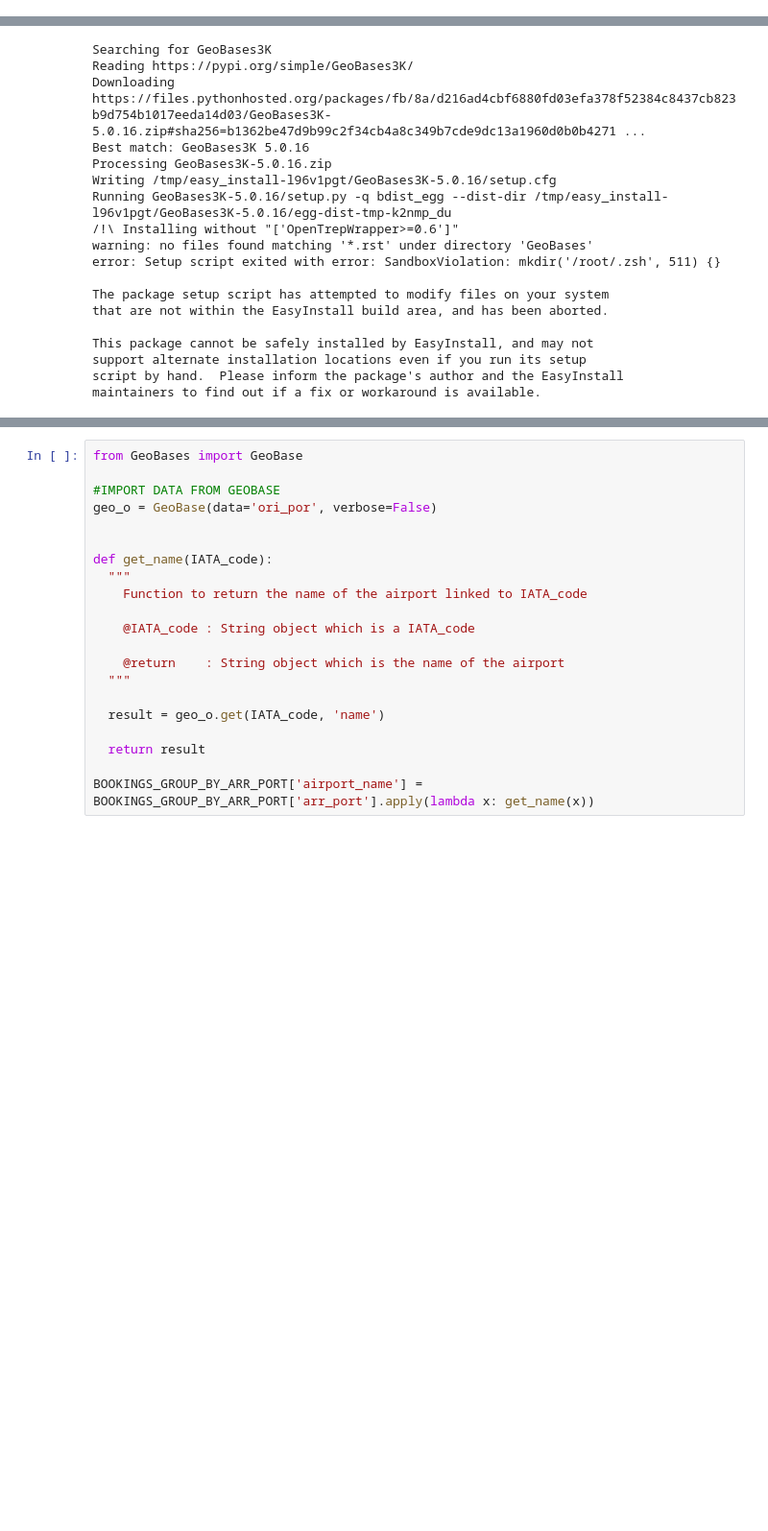
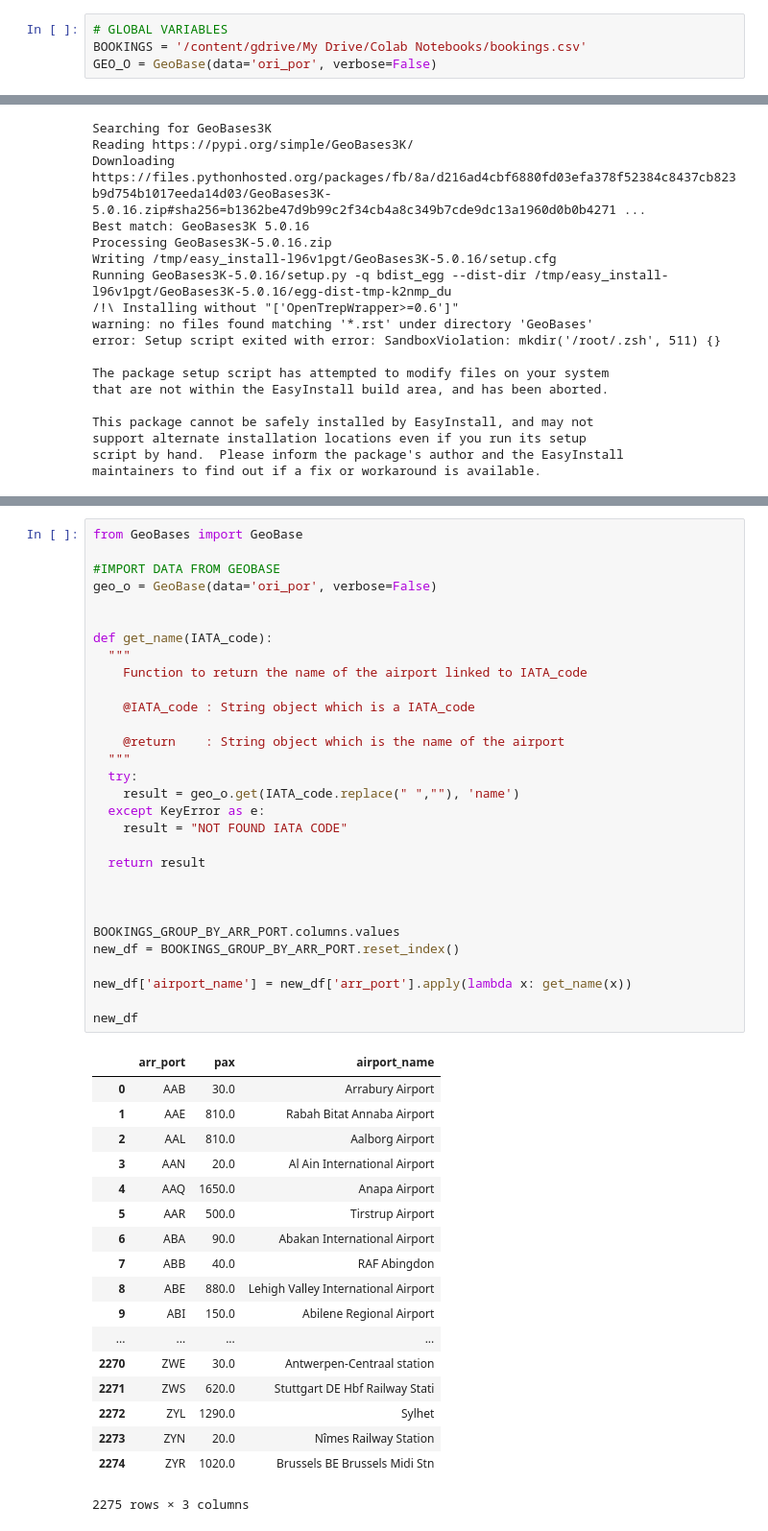
Before and after one commit to jangeloni/challenge_amadeus, a Jupyter notebook: second_exercise.ipynb, the cells around one changed output, grey strips where cells are left out. Shown: that part at 96% size. Drawn from its saved outputs; the diff is of its cells as text; blank space fills up the shorter version.

```diff
--- a/second_exercise.ipynb
+++ b/second_exercise.ipynb
@@ -23,3 +34,7 @@ Go to this URL in a browser: https://accounts.google.com/o/oauth2/auth?client_id
 Enter your authorization code:
 ··········
 Mounted at /content/gdrive
+# %%
+# GLOBAL VARIABLES
+BOOKINGS = '/content/gdrive/My Drive/Colab Notebooks/bookings.csv'
+GEO_O = GeoBase(data='ori_por', verbose=False)
@@ -205,21 +346,49 @@ maintainers to find out if a fix or workaround is available.
 # %%
 from GeoBases import GeoBase
 
 #IMPORT DATA FROM GEOBASE
 geo_o = GeoBase(data='ori_por', verbose=False)
 
 
 def get_name(IATA_code):
   """
     Function to return the name of the airport linked to IATA_code
 
     @IATA_code : String object which is a IATA_code
 
     @return    : String object which is the name of the airport
   """
-
-  result = geo_o.get(IATA_code, 'name')
+  try:
+    result = geo_o.get(IATA_code.replace(" ",""), 'name')
+  except KeyError as e:
+    result = "NOT FOUND IATA CODE"
 
   return result
 
-BOOKINGS_GROUP_BY_ARR_PORT['airport_name'] = BOOKINGS_GROUP_BY_ARR_PORT['arr_port'].apply(lambda x: get_name(x))
+
+
+BOOKINGS_GROUP_BY_ARR_PORT.columns.values
+new_df = BOOKINGS_GROUP_BY_ARR_PORT.reset_index()
+
+new_df['airport_name'] = new_df['arr_port'].apply(lambda x: get_name(x))
+
+new_df
+# %% [output]
+|  | arr_port | pax | airport_name |
+| 0 | AAB | 30.0 | Arrabury Airport |
+| 1 | AAE | 810.0 | Rabah Bitat Annaba Airport |
+| 2 | AAL | 810.0 | Aalborg Airport |
+| 3 | AAN | 20.0 | Al Ain International Airport |
+| 4 | AAQ | 1650.0 | Anapa Airport |
+| 5 | AAR | 500.0 | Tirstrup Airport |
+| 6 | ABA | 90.0 | Abakan International Airport |
+| 7 | ABB | 40.0 | RAF Abingdon |
+| 8 | ABE | 880.0 | Lehigh Valley International Airport |
+| 9 | ABI | 150.0 | Abilene Regional Airport |
+| ... | ... | ... | ... |
+| 2270 | ZWE | 30.0 | Antwerpen-Centraal station |
+| 2271 | ZWS | 620.0 | Stuttgart DE Hbf Railway Stati |
+| 2272 | ZYL | 1290.0 | Sylhet |
+| 2273 | ZYN | 20.0 | Nîmes Railway Station |
+| 2274 | ZYR | 1020.0 | Brussels BE Brussels Midi Stn |
+2275 rows × 3 columns
```
Also changed, not shown: parts of 9 cells of this notebook.
